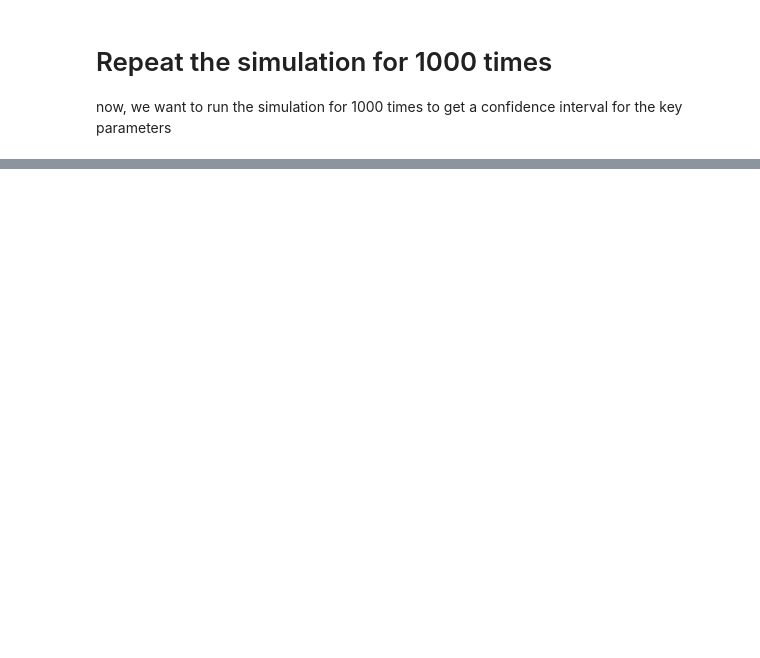
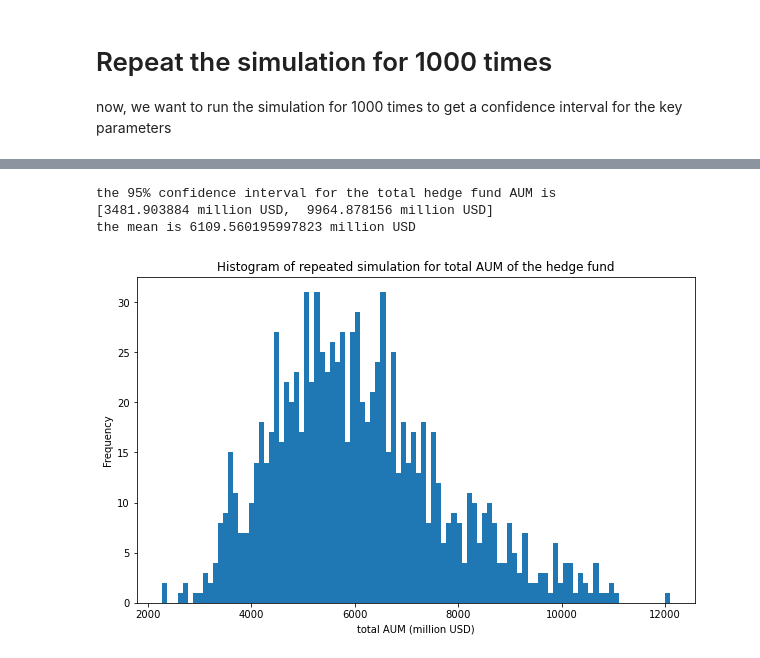
Before and after one commit to huazuhao/hedge_fund_simulation, a Jupyter notebook: basic_business_model_simulation (March 2022 - v 1.0).ipynb, the cells around one changed output, grey strips where cells are left out. Saved outputs shown, nothing was run; the diff lists cells and outputs as text; code cells hidden in the pictures; blank space fills up the shorter version.

```diff
--- a/basic_business_model_simulation (March 2022).ipynb
+++ b/basic_business_model_simulation (March 2022 - v 1.0).ipynb
@@ -612,0 +614,22 @@ the mean is 586.258096855788 million USD
+# %%
+
+lower_quantile = np.quantile(hedge_fund_total_aum, 0.025)
+upper_quantile = np.quantile(hedge_fund_total_aum,0.975)
+
+print('the 95% confidence interval for the total hedge fund AUM is')
+print('[%f million USD,  %f million USD]'%(lower_quantile,upper_quantile))
+print('the mean is',np.mean(hedge_fund_total_aum),'million USD')
+
+
+
+plt.hist(hedge_fund_total_aum,bins = 100)
+plt.title('Histogram of repeated simulation for total AUM of the hedge fund')
+plt.ylabel('Frequency')
+plt.xlabel('total AUM (million USD)')
+
+plt.show()
+# %% [output]
+the 95% confidence interval for the total hedge fund AUM is
+[3481.903884 million USD,  9964.878156 million USD]
+the mean is 6109.560195997823 million USD
+[figure, added]
```
Also changed, not shown: parts of 8 cells of this notebook, 2 other files.
